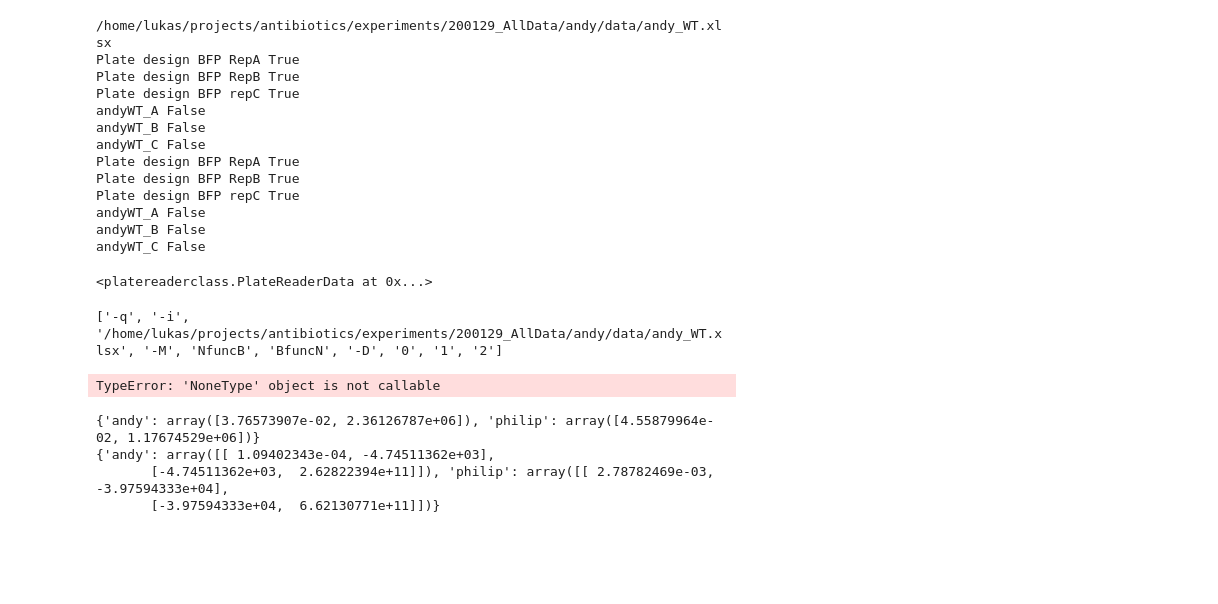
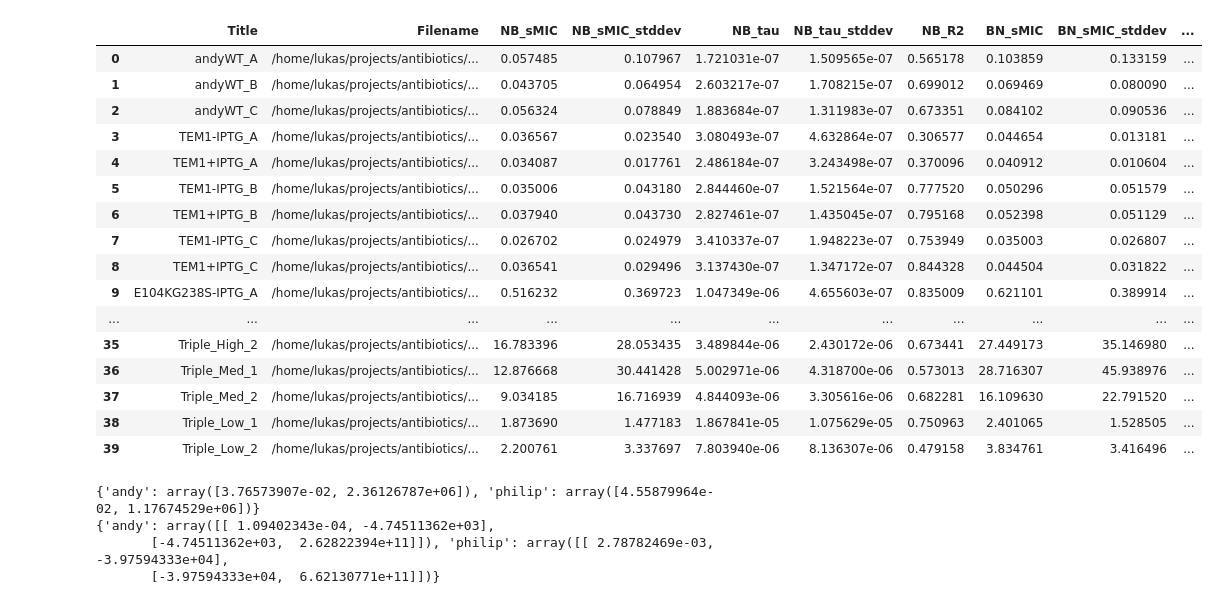
Before and after one commit to Michael000777/antibiotics, a Jupyter notebook: plots/plots for manuscript.ipynb, the cells around one changed output. Cells and saved outputs as stored; diff of their text form; code cells hidden in the pictures; blank space fills up the shorter version.

```diff
--- a/plots/plots for manuscript.ipynb
+++ b/plots/plots for manuscript.ipynb
@@ -52,46 +52,38 @@ def split_allele_name_philip(df):
     df['ExprLevel'] = data[:,1]
     df['Repetition'] = data[:,2]
     return df
-# %%
-data = prc.PlateReaderData(infiles = ['/home/lukas/projects/antibiotics/experiments/200129_AllData/andy/data/andy_WT.xlsx'], DesignAssignment=[0,1,2], verbose = True)
-
-#                                     '/home/lukas/projects/antibiotics/experiments/200129_AllData/andy/data
-
-data
-# %% [output]
-/home/lukas/projects/antibiotics/experiments/200129_AllData/andy/data/andy_WT.xlsx
-Plate design BFP RepA True
-Plate design BFP RepB True
-Plate design BFP repC True
-andyWT_A False
-andyWT_B False
-andyWT_C False
-Plate design BFP RepA True
-Plate design BFP RepB True
-Plate design BFP repC True
-andyWT_A False
-andyWT_B False
-andyWT_C False
-<platereaderclass.PlateReaderData at 0x...>
 # %%
 results_andy = None
 for datafile in design_assignment_andy.keys():
-    p = make_argparse_options(datafile,design_assignment_andy[datafile])
-    print(p)
-    curres = eMSP.EstimateMSP(params = p)
+    curres = eMSP.EstimateMSP(params = make_argparse_options(datafile,design_assignment_andy[datafile]))
     results_andy = AddDF(results_andy,curres)
 
 results_philip = None
 for datafile in design_assignment_philip.keys():
     curres = eMSP.EstimateMSP(params = make_argparse_options(datafile,design_assignment_philip[datafile]))
     results_philip = AddDF(results_philip,curres)
 
 results = AddDF(split_allele_name_andy(results_andy),split_allele_name_philip(results_philip))
 
 results
 # %% [output]
-['-q', '-i', '/home/lukas/projects/antibiotics/experiments/200129_AllData/andy/data/andy_WT.xlsx', '-M', 'NfuncB', 'BfuncN', '-D', '0', '1', '2']
-TypeError: 'NoneType' object is not callable
+|  | Title | Filename | NB_sMIC | NB_sMIC_stddev | NB_tau | NB_tau_stddev | NB_R2 | BN_sMIC | BN_sMIC_stddev | ... |
+| 0 | andyWT_A | /home/lukas/projects/antibiotics/... | 0.057485 | 0.107967 | 1.721031e-07 | 1.509565e-07 | 0.565178 | 0.103859 | 0.133159 | ... |
+| 1 | andyWT_B | /home/lukas/projects/antibiotics/... | 0.043705 | 0.064954 | 2.603217e-07 | 1.708215e-07 | 0.699012 | 0.069469 | 0.080090 | ... |
+| 2 | andyWT_C | /home/lukas/projects/antibiotics/... | 0.056324 | 0.078849 | 1.883684e-07 | 1.311983e-07 | 0.673351 | 0.084102 | 0.090536 | ... |
+| 3 | TEM1-IPTG_A | /home/lukas/projects/antibiotics/... | 0.036567 | 0.023540 | 3.080493e-07 | 4.632864e-07 | 0.306577 | 0.044654 | 0.013181 | ... |
+| 4 | TEM1+IPTG_A | /home/lukas/projects/antibiotics/... | 0.034087 | 0.017761 | 2.486184e-07 | 3.243498e-07 | 0.370096 | 0.040912 | 0.010604 | ... |
+| 5 | TEM1-IPTG_B | /home/lukas/projects/antibiotics/... | 0.035006 | 0.043180 | 2.844460e-07 | 1.521564e-07 | 0.777520 | 0.050296 | 0.051579 | ... |
+| 6 | TEM1+IPTG_B | /home/lukas/projects/antibiotics/... | 0.037940 | 0.043730 | 2.827461e-07 | 1.435045e-07 | 0.795168 | 0.052398 | 0.051129 | ... |
+| 7 | TEM1-IPTG_C | /home/lukas/projects/antibiotics/... | 0.026702 | 0.024979 | 3.410337e-07 | 1.948223e-07 | 0.753949 | 0.035003 | 0.026807 | ... |
+| 8 | TEM1+IPTG_C | /home/lukas/projects/antibiotics/... | 0.036541 | 0.029496 | 3.137430e-07 | 1.347172e-07 | 0.844328 | 0.044504 | 0.031822 | ... |
+| 9 | E104KG238S-IPTG_A | /home/lukas/projects/antibiotics/... | 0.516232 | 0.369723 | 1.047349e-06 | 4.655603e-07 | 0.835009 | 0.621101 | 0.389914 | ... |
+| ... | ... | ... | ... | ... | ... | ... | ... | ... | ... | ... |
+| 35 | Triple_High_2 | /home/lukas/projects/antibiotics/... | 16.783396 | 28.053435 | 3.489844e-06 | 2.430172e-06 | 0.673441 | 27.449173 | 35.146980 | ... |
+| 36 | Triple_Med_1 | /home/lukas/projects/antibiotics/... | 12.876668 | 30.441428 | 5.002971e-06 | 4.318700e-06 | 0.573013 | 28.716307 | 45.938976 | ... |
+| 37 | Triple_Med_2 | /home/lukas/projects/antibiotics/... | 9.034185 | 16.716939 | 4.844093e-06 | 3.305616e-06 | 0.682281 | 16.109630 | 22.791520 | ... |
+| 38 | Triple_Low_1 | /home/lukas/projects/antibiotics/... | 1.873690 | 1.477183 | 1.867841e-05 | 1.075629e-05 | 0.750963 | 2.401065 | 1.528505 | ... |
+| 39 | Triple_Low_2 | /home/lukas/projects/antibiotics/... | 2.200761 | 3.337697 | 7.803940e-06 | 8.136307e-06 | 0.479158 | 3.834761 | 3.416496 | ... |
 # %%
 colors1 = {'andy':'TAB:BLUE','philip':'TAB:ORANGE'}
 colors2 = {'andy':'TAB:GREEN','philip':'TAB:RED'}
```
Also changed, not shown: parts of 4 cells of this notebook.
